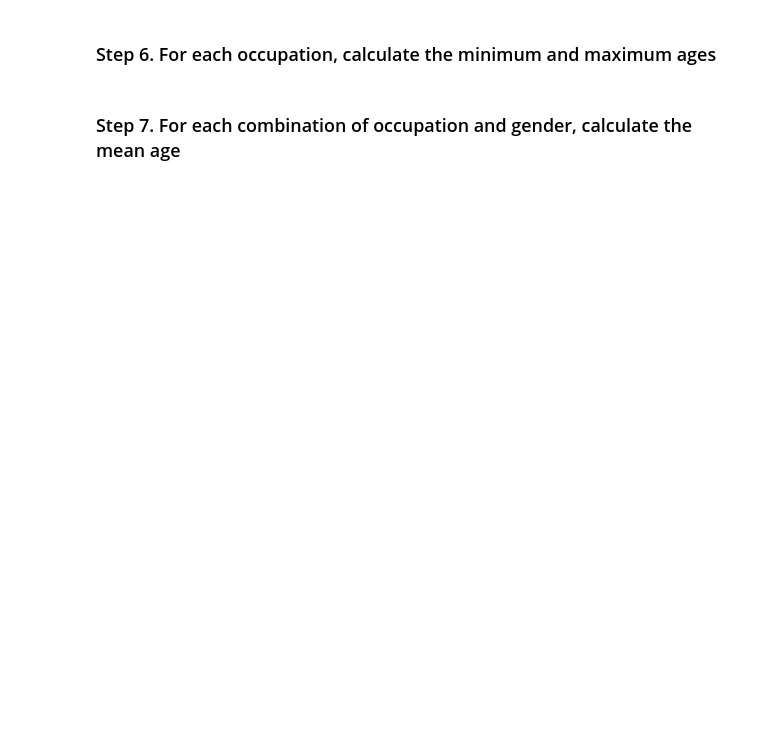
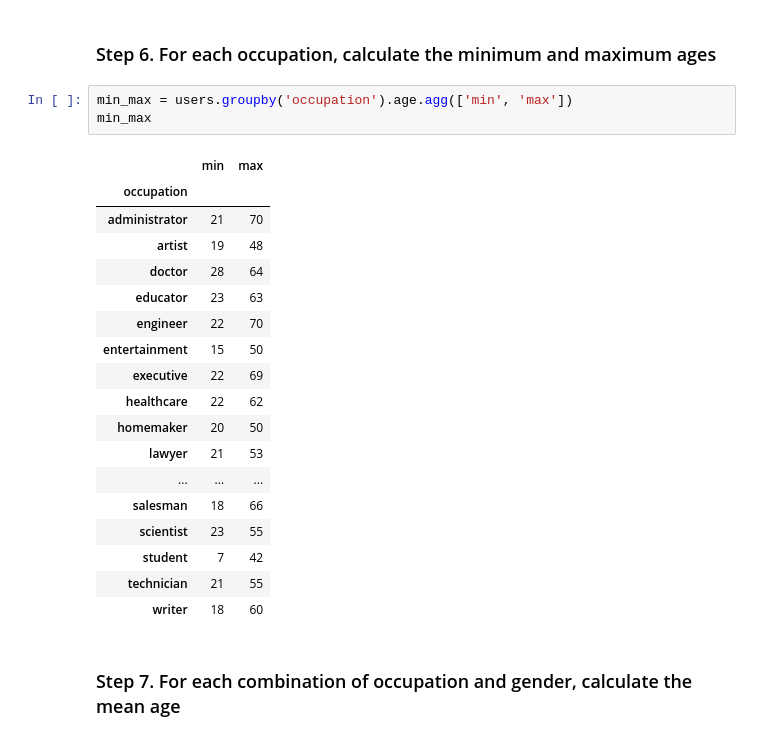
Before and after one commit to WHW-HAHA/Python-Data-Analysis, a Jupyter notebook: Pandas/03_Grouping/Occupation/Exercise.ipynb, the cells around one changed output. Cells and saved outputs as stored; diff of their text form; blank space fills up the shorter version.

```diff
--- a/Pandas/03_Grouping/Occupation/Exercise.ipynb
+++ b/Pandas/03_Grouping/Occupation/Exercise.ipynb
@@ -61,4 +101,26 @@ users['gender_n'] = users['gender'].apply(gender_to_numeric)
 # %% [markdown]
 ### Step 6. For each occupation, calculate the minimum and maximum ages
+# %%
+min_max = users.groupby('occupation').age.agg(['min', 'max'])
+min_max
+# %% [output]
+|  | min | max |
+| occupation |  |  |
+| administrator | 21 | 70 |
+| artist | 19 | 48 |
+| doctor | 28 | 64 |
+| educator | 23 | 63 |
+| engineer | 22 | 70 |
+| entertainment | 15 | 50 |
+| executive | 22 | 69 |
+| healthcare | 22 | 62 |
+| homemaker | 20 | 50 |
+| lawyer | 21 | 53 |
+| ... | ... | ... |
+| salesman | 18 | 66 |
+| scientist | 23 | 55 |
+| student | 7 | 42 |
+| technician | 21 | 55 |
+| writer | 18 | 60 |
 # %% [markdown]
 ### Step 7. For each combination of occupation and gender, calculate the mean age
```
Also changed, not shown: parts of 7 cells of this notebook.
